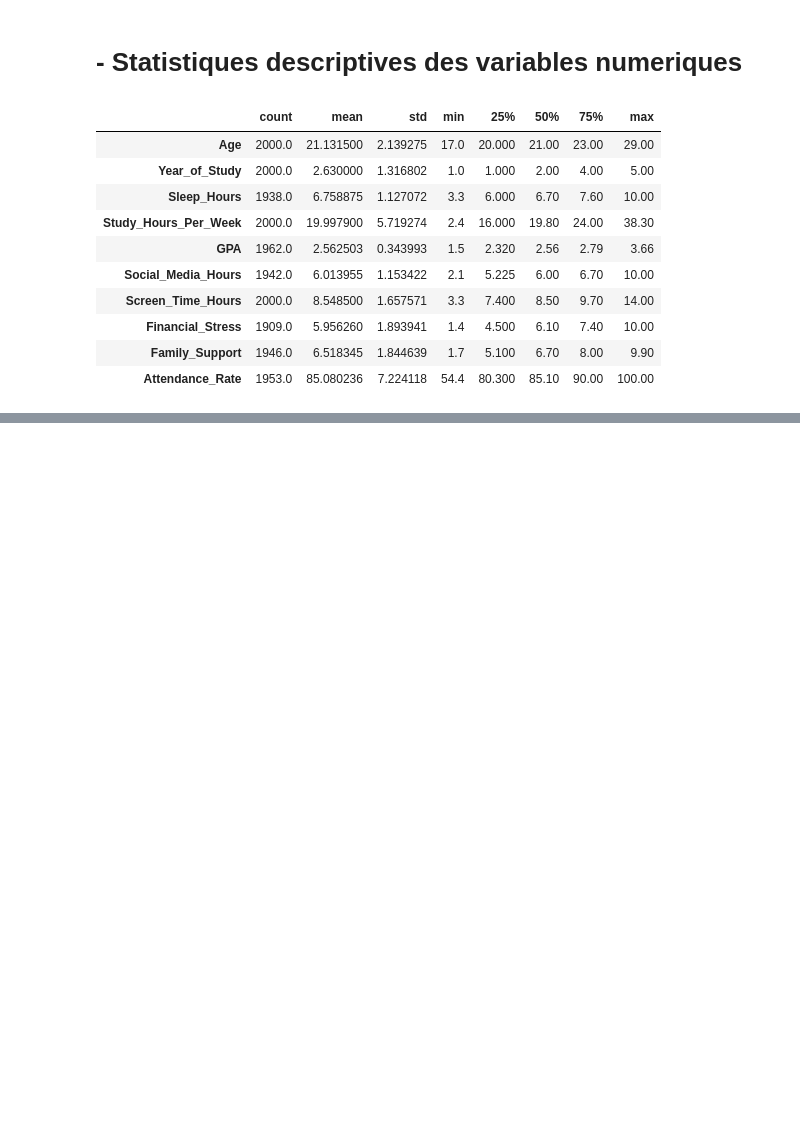
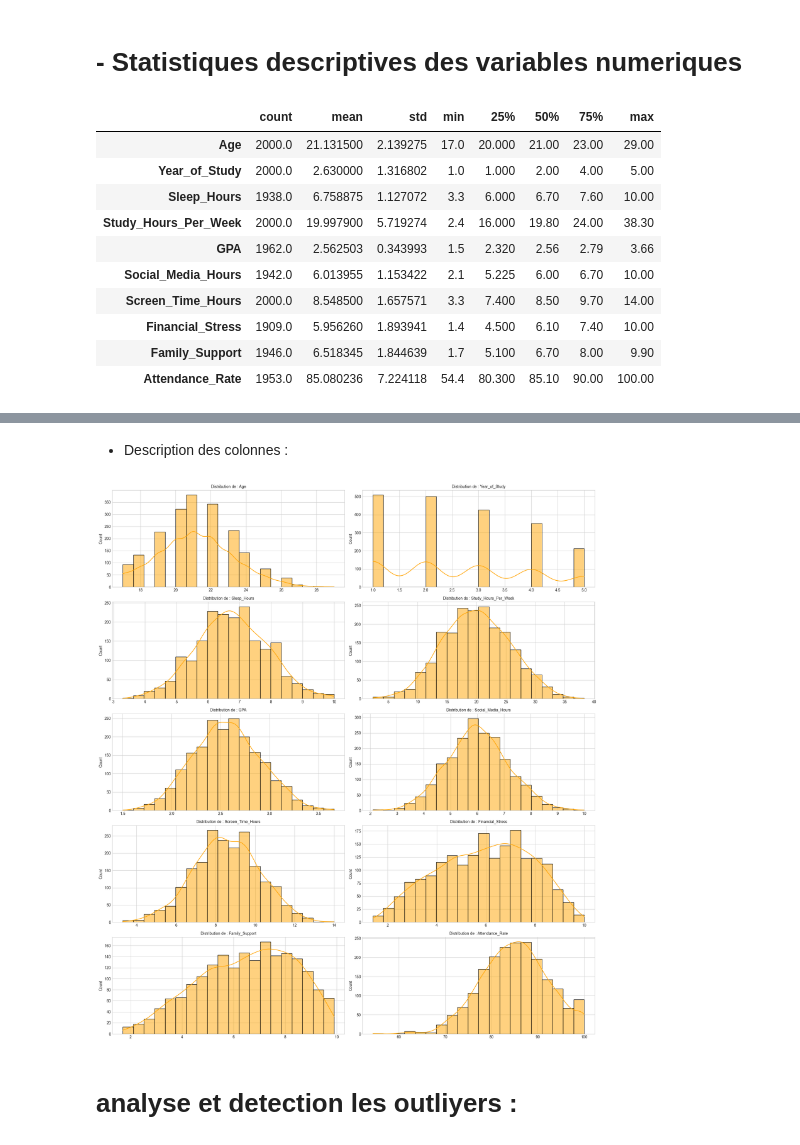
Before and after one commit to Mednsn/Prediction_du_risque_sante_mentale_SC, a Jupyter notebook: notebooks/01_data_exploration.ipynb, the cells around one changed output, grey strips where cells are left out. Drawn from its saved outputs; the diff is of its cells as text; code cells hidden in the pictures; blank space fills up the shorter version.

```diff
--- a/notebooks/01_data_exploration.ipynb
+++ b/notebooks/01_data_exploration.ipynb
@@ -300,0 +176,21 @@ plt.show()
+# %%
+# Definir les limites logiques :
+
+rules = {
+    "Age": (15, 100),
+    "Sleep_Hours": (0, 24),
+    "Year_of_Study": (1, 10),
+    "Sleep_Hours": (0, 24),
+    "Social_Media_Hours": (0, 24),
+    "Attendance_Rate": (0, 100),
+    "Financial_Stress": (0, 10),
+    "Family_Support": (0, 10),
+}
+
+for col, (min_val, max_val) in rules.items():
+
+    invalid = df[(df[col] < min_val) | (df[col] > max_val)]
+    print(f"\n--- {col} ---")
+    print("Valeurs suspectes :", len(invalid))
+    if len(invalid) > 0:
+        display(invalid[[col]].head(10))
@@ -300,0 +253,27 @@ plt.show()
+# %% [markdown]
+- Description des colonnes :
+# %%
+
+cols_num = df.select_dtypes(include=['float64', 'int64']).columns
+n_cols = len(cols_num)
+
+n_cols_plot = 2
+n_rows_plot = math.ceil(n_cols / n_cols_plot)
+
+fig, axes = plt.subplots(nrows=n_rows_plot, ncols=n_cols_plot, figsize=(18, 4 * n_rows_plot))
+axes = axes.flatten()
+
+for i, col in enumerate(cols_num):
+    sns.histplot(df[col], kde=True, ax=axes[i], color='orange', bins=20)
+    axes[i].set_title(f'Distribution de : {col}', fontsize=10)
+    axes[i].set_xlabel('')
+
+for j in range(n_cols, len(axes)):
+    fig.delaxes(axes[j])
+
+plt.tight_layout()
+plt.show()
+# %% [output]
+[figure, added]
+# %% [markdown]
+# analyse et detection les outliyers  :
```
Also changed, not shown: parts of 54 cells of this notebook, 1 other file.
